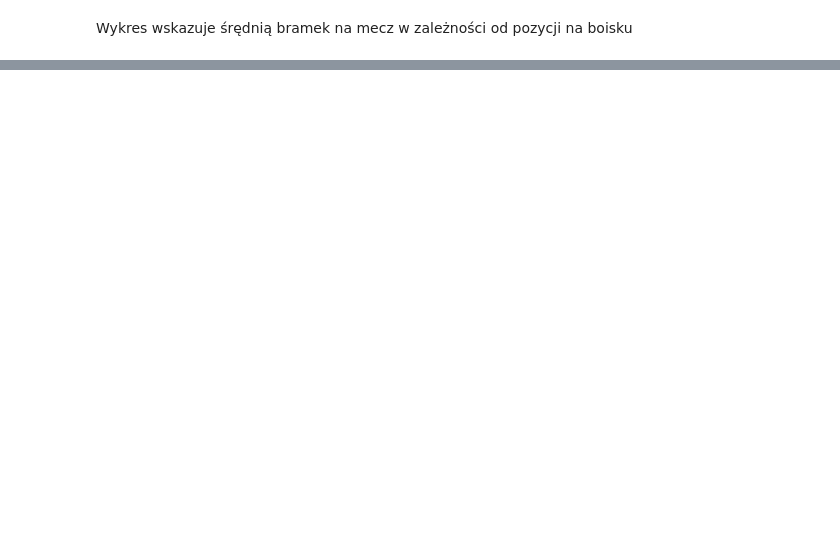
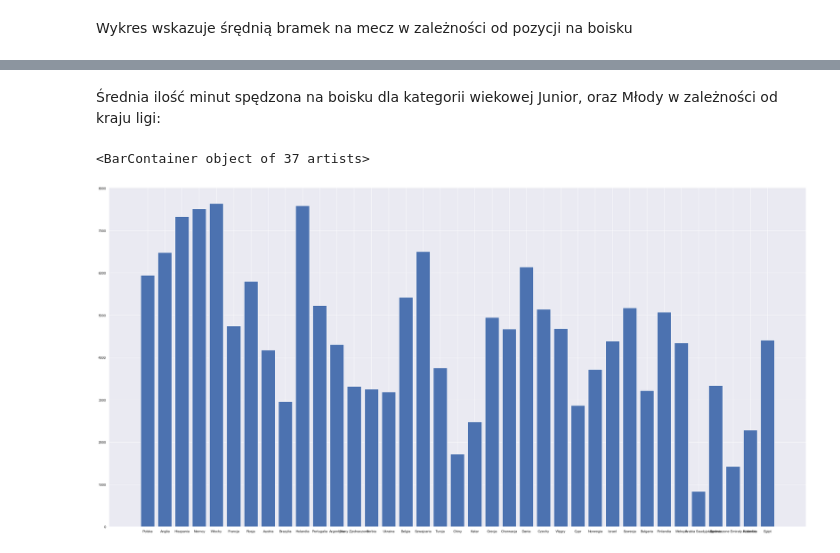
Before and after one commit to maciekgrzela/analiza-sportowa, a Jupyter notebook: analiza-danych.ipynb, the cells around one changed output, grey strips where cells are left out. Drawn from its saved outputs; the diff is of its cells as text; code cells hidden in the pictures; blank space fills up the shorter version.

```diff
--- a/analiza-danych.ipynb
+++ b/analiza-danych.ipynb
@@ -236,0 +240,13 @@ plt.bar(positions_unique_list, ggratio)
+# %% [markdown]
+Średnia ilość minut spędzona na boisku dla kategorii wiekowej Junior, oraz Młody w zależności od kraju ligi:
+# %%
+young_players = transfer_df.loc[
+    (transfer_df['PlayerAgeGroup'] == 'Junior młodszy') | (transfer_df['PlayerAgeGroup'] == 'Junior starszy') | (transfer_df['PlayerAgeGroup'] == 'Młody')]
+minutes_played = []
+for league in league_unique_list:
+    minutes_played.append(statistics.mean(young_players.loc[(young_players['ClubLeagueNationality'] == league)]['PlayerMinutesPlayed']))
+plt.figure(figsize=(40,20))
+plt.bar(league_unique_list, minutes_played)
+# %% [output]
+<BarContainer object of 37 artists>
+[figure, added]
```
Also changed, not shown: parts of 19 cells of this notebook.
